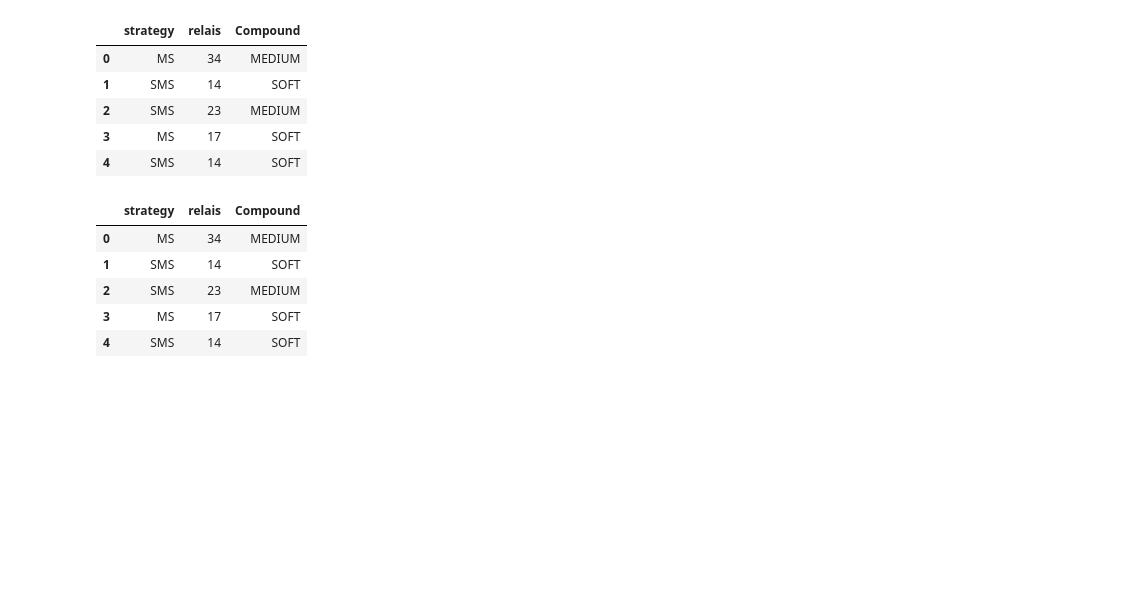
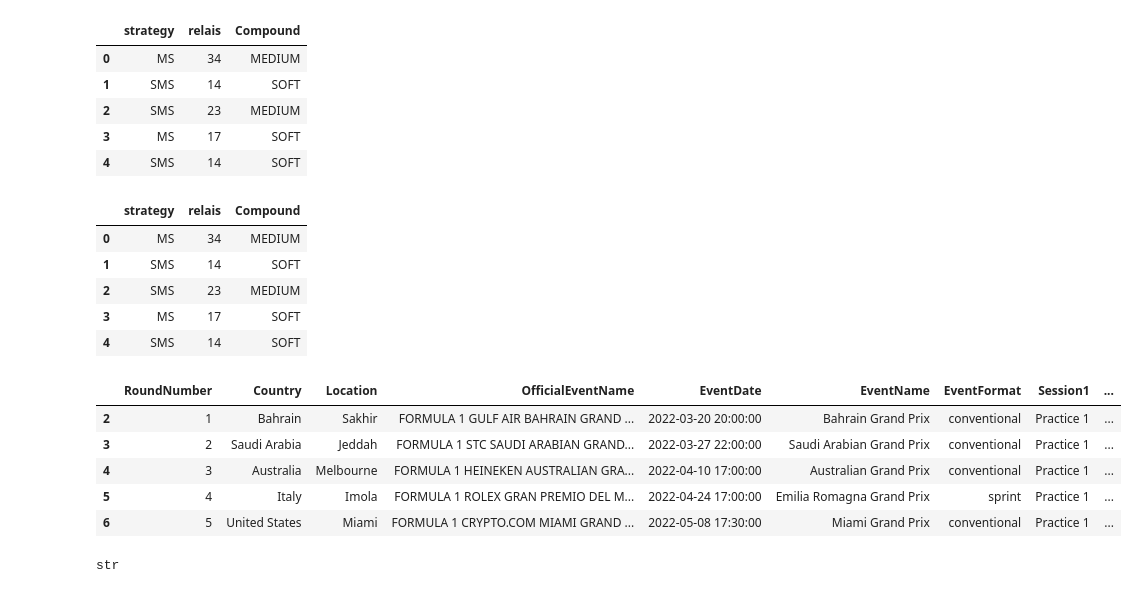
Before and after one commit to GuillaumeArp/Jedha_F1_Project, a Jupyter notebook: Guillaume/modelev3_guillaume.ipynb, the cells around one changed output. Drawn from its saved outputs; the diff is of its cells as text; code cells hidden in the pictures; blank space fills up the shorter version.

```diff
--- a/Guillaume/modelev3_guillaume.ipynb
+++ b/Guillaume/modelev3_guillaume.ipynb
@@ -392,3 +392,19 @@ fig = px.bar(pitstrat2,
 
 fig.update_yaxes(categoryorder='total descending')
 fig.update_layout(width=1000, height=700, template='plotly_dark')
+# %%
+events_list = ff1.get_event_schedule(2022)[2:]
+gp_round = 5
+events_list.head()
+# %% [output]
+|  | RoundNumber | Country | Location | OfficialEventName | EventDate | EventName | EventFormat | Session1 | ... |
+| 2 | 1 | Bahrain | Sakhir | FORMULA 1 GULF AIR BAHRAIN GRAND ... | 2022-03-20 20:00:00 | Bahrain Grand Prix | conventional | Practice 1 | ... |
+| 3 | 2 | Saudi Arabia | Jeddah | FORMULA 1 STC SAUDI ARABIAN GRAND... | 2022-03-27 22:00:00 | Saudi Arabian Grand Prix | conventional | Practice 1 | ... |
+| 4 | 3 | Australia | Melbourne | FORMULA 1 HEINEKEN AUSTRALIAN GRA... | 2022-04-10 17:00:00 | Australian Grand Prix | conventional | Practice 1 | ... |
+| 5 | 4 | Italy | Imola | FORMULA 1 ROLEX GRAN PREMIO DEL M... | 2022-04-24 17:00:00 | Emilia Romagna Grand Prix | sprint | Practice 1 | ... |
+| 6 | 5 | United States | Miami | FORMULA 1 CRYPTO.COM MIAMI GRAND ... | 2022-05-08 17:30:00 | Miami Grand Prix | conventional | Practice 1 | ... |
+# %%
+event_name = events_list.iloc[gp_round]['EventName']
+type(event_name)
+# %% [output]
+str
```
Also changed, not shown: 1 other file.
